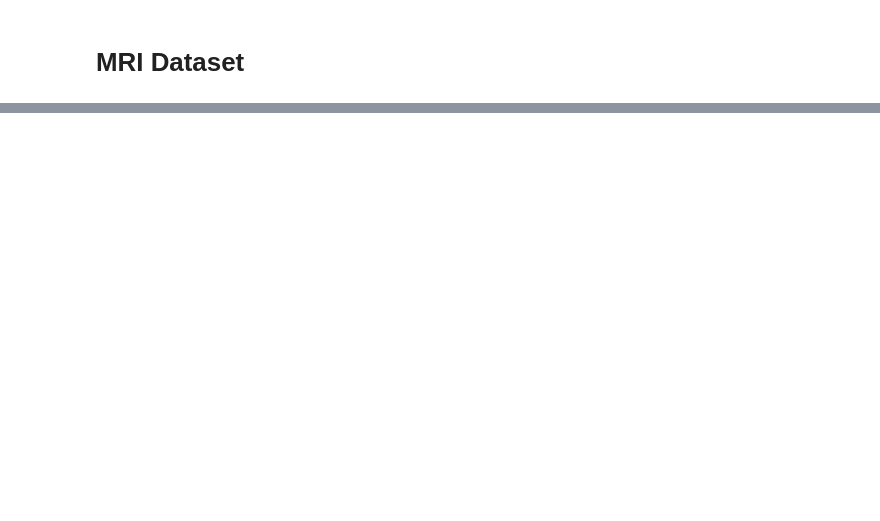
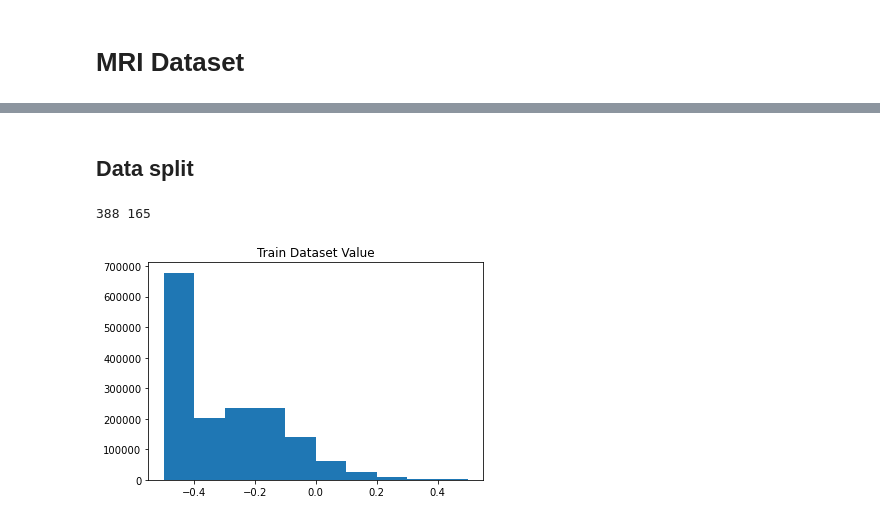
Before and after one commit to dpelacani/WienerLoss, a Jupyter notebook: examples/imputation/MRI2D.ipynb, the cells around one changed output, grey strips where cells are left out. Drawn from its saved outputs; the diff is of its cells as text; code cells hidden in the pictures; blank space fills up the shorter version.

```diff
--- a/examples/imputation/MRI2D.ipynb
+++ b/examples/imputation/MRI2D.ipynb
@@ -138,0 +63,20 @@ trainds.info(nsamples=1)
+# %%
+# path = os.path.abspath("/media/dekape/HDD/Ultrasound-MRI-sagittal/")
+path = os.path.abspath("/home/dp4018/data/ultrasound-data/Ultrasound-MRI-sagittal/")
+train_transform = Compose([
+                    Resize(64),
+                    Lambda(lambda x: x / x.abs().max()),
+                    Lambda(lambda x: clip_outliers(x)),
+                    Lambda(lambda x: scale2range(x, [-0.5, 0.5])),
+                    # Normalize([0.09779735654592514], [0.16085614264011383])
+                    ])
+
+mask = create_mask((64,64), (1,2))
+
+ds = MaskedUltrasoundDataset2D(path,
+                                    mode="mri",
+                                    transform=train_transform,
+                                    mask=mask,
+                                    maxsamples=None)
+print(ds, "\n")
+print(ds.info())
@@ -138,0 +98,24 @@ trainds.info(nsamples=1)
+# %% [markdown]
+## Data split
+# %%
+valid_ratio = 0.3
+i = int(len(ds)*valid_ratio)
+
+idxs = np.arange(0, len(ds), 1)
+np.random.shuffle(idxs)
+
+train_idxs, valid_idxs = idxs[:-i], idxs[-i:]
+trainds, validds = Subset(ds, train_idxs), Subset(ds, valid_idxs)
+
+print(len(trainds), len(validds))
+# %% [output]
+388 165
+# %%
+data = []
+for i in range(len(trainds)):
+    data += list((trainds[i][1].flatten().detach().cpu().numpy()))
+plt.title("Train Dataset Value")
+plt.hist(data)
+plt.show()
+# %% [output]
+[figure, added]
```
Also changed, not shown: parts of 22 cells of this notebook, 5 other files.
